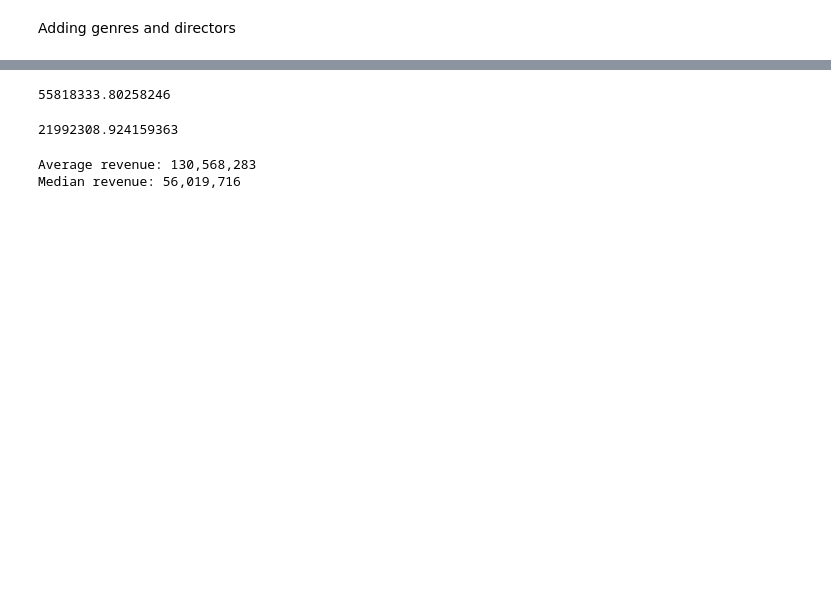
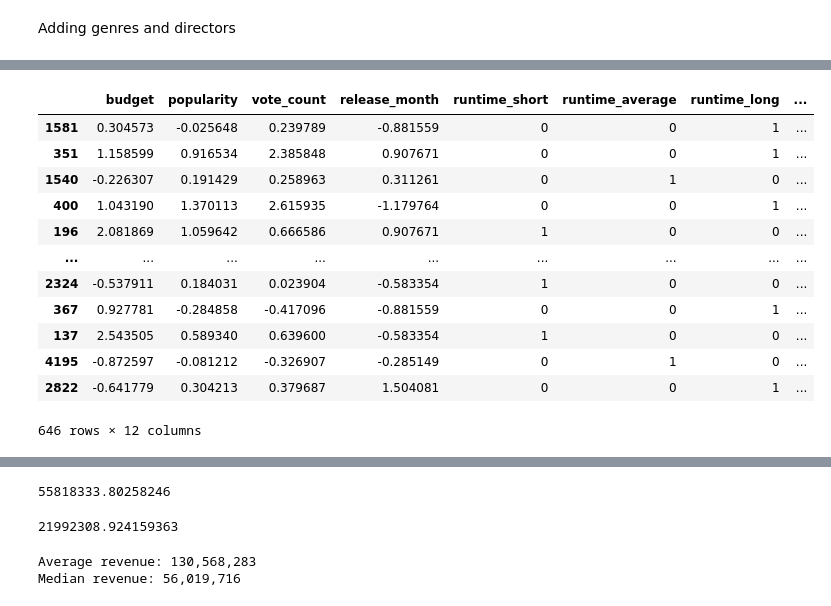
Before and after one commit to Assesa44/Movie-Revenue-Predictor, a Jupyter notebook: Notebooks/revenue_predictor.ipynb, the cells around one changed output, grey strips where cells are left out. Drawn from its saved outputs; the diff is of its cells as text; code cells hidden in the pictures; blank space fills up the shorter version.

```diff
--- a/Notebooks/revenue_predictor.ipynb
+++ b/Notebooks/revenue_predictor.ipynb
@@ -1169,0 +1209,16 @@ dtype: float64
+# %%
+test_model_data
+# %% [output]
+|  | budget | popularity | vote_count | release_month | runtime_short | runtime_average | runtime_long | ... |
+| 1581 | 0.304573 | -0.025648 | 0.239789 | -0.881559 | 0 | 0 | 1 | ... |
+| 351 | 1.158599 | 0.916534 | 2.385848 | 0.907671 | 0 | 0 | 1 | ... |
+| 1540 | -0.226307 | 0.191429 | 0.258963 | 0.311261 | 0 | 1 | 0 | ... |
+| 400 | 1.043190 | 1.370113 | 2.615935 | -1.179764 | 0 | 0 | 1 | ... |
+| 196 | 2.081869 | 1.059642 | 0.666586 | 0.907671 | 1 | 0 | 0 | ... |
+| ... | ... | ... | ... | ... | ... | ... | ... | ... |
+| 2324 | -0.537911 | 0.184031 | 0.023904 | -0.583354 | 1 | 0 | 0 | ... |
+| 367 | 0.927781 | -0.284858 | -0.417096 | -0.881559 | 0 | 0 | 1 | ... |
+| 137 | 2.543505 | 0.589340 | 0.639600 | -0.583354 | 1 | 0 | 0 | ... |
+| 4195 | -0.872597 | -0.081212 | -0.326907 | -0.285149 | 0 | 1 | 0 | ... |
+| 2822 | -0.641779 | 0.304213 | 0.379687 | 1.504081 | 0 | 0 | 1 | ... |
+646 rows × 12 columns
```
Also changed, not shown: parts of 28 cells of this notebook.
